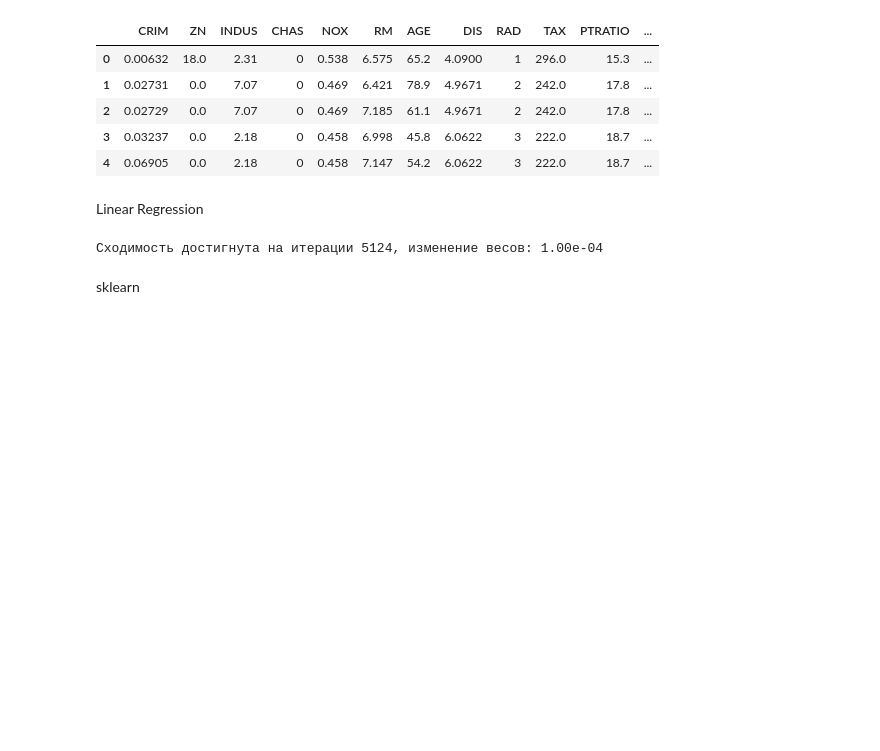
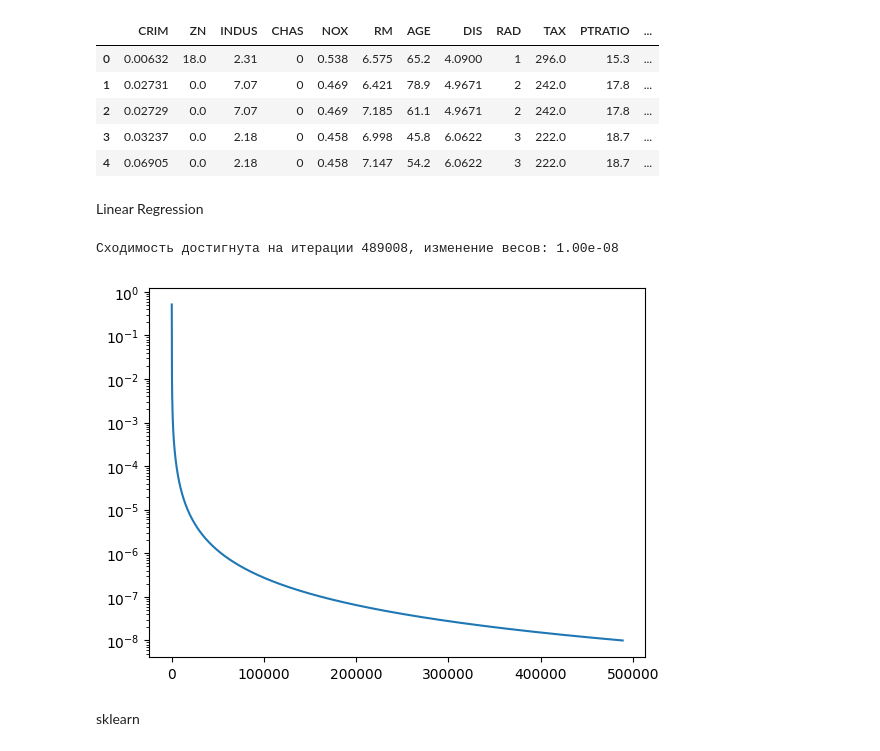
Before and after one commit to chukhuck/MLcourse, a Jupyter notebook: L07 Linear Regression/hw.ipynb, the cells around one changed output. Cells and saved outputs as stored; diff of their text form; code cells hidden in the pictures; blank space fills up the shorter version.

Commit message:
add loss func plot

```diff
--- a/L07 Linear Regression/hw.ipynb
+++ b/L07 Linear Regression/hw.ipynb
@@ -65,6 +65,7 @@ def linear_regression(
         - weights: Веса.
         - X_mean: Средние значения.
         - X_std: Стандартные отклонения.
+        - weights_change_history: История изменения весов.
     """
     # нормализация признаков
     X_mean = np.mean(X, axis=0 )
@@ -78,6 +79,7 @@ def linear_regression(
     X_b = np.column_stack([np.ones(row), X_normalized])
 
     weights = np.random.randn(col + 1)
+    weights_change_history = []
 
     for i in range(iterations):
         y_pred = X_b @ weights
@@ -91,6 +93,7 @@ def linear_regression(
 
         # Проверяем изменение весов
         weight_change = np.linalg.norm(weights - old_weights)
+        weights_change_history.append(weight_change)
 
         if weight_change < epsilon:
             print(f"Сходимость достигнута на итерации {i}, изменение весов: {weight_change:.2e}")
@@ -99,7 +102,7 @@ def linear_regression(
         if i == iterations - 1:
             print(f"Заданная точность НЕ достигнута за {iterations} шагов, последнее изменение весов: {weight_change:.2e}")
 
-    return weights, X_mean, X_std
+    return weights, X_mean, X_std, weights_change_history
 
 def predict(X, weights, X_mean, X_std):
     """
@@ -116,12 +119,17 @@ def predict(X, weights, X_mean, X_std):
     X_b = np.column_stack([np.ones(row), X_normalized])
     return X_b @ weights
 # %%
-weights, X_mean, X_std = linear_regression(X_train, y_train, iterations=20000)
+weights, X_mean, X_std, weights_change_history = linear_regression(X_train, y_train, iterations=1000000, epsilon=1e-8)
 
 
 y_predict = predict(X_test, weights, X_mean, X_std)
 # %% [output]
-Сходимость достигнута на итерации 5124, изменение весов: 1.00e-04
+Сходимость достигнута на итерации 489008, изменение весов: 1.00e-08
+# %%
+plt.plot(weights_change_history)
+plt.yscale('log')
+# %% [output]
+[figure, added]
 # %% [markdown]
 sklearn
 # %%
```
Also changed, not shown: parts of 2 cells of this notebook.
